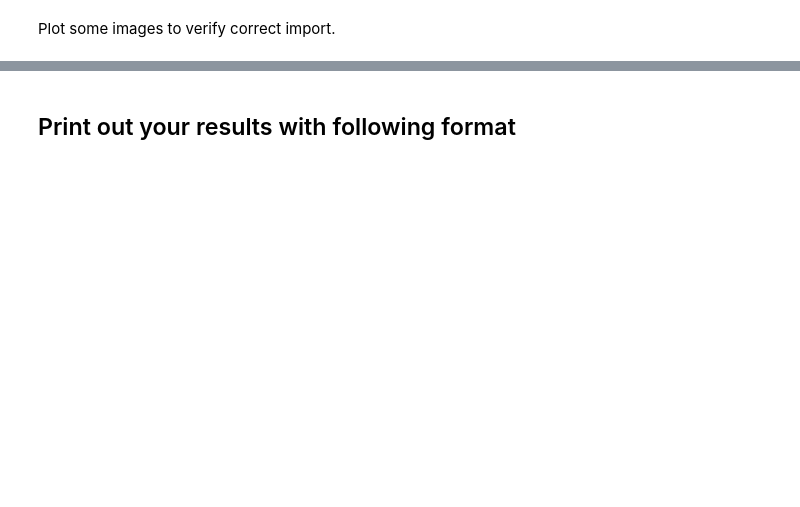
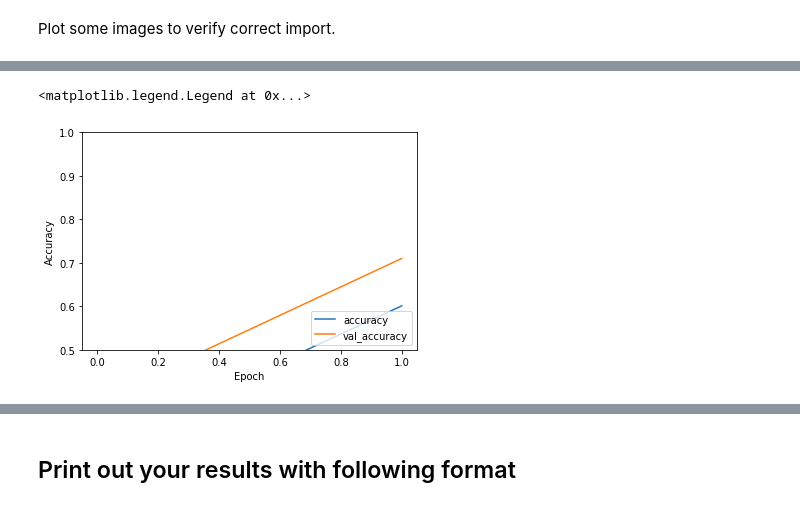
Before and after one commit to KonradChlupka/AMLSassignment19_20, a Jupyter notebook: AMLS_19-20_SN16076397/main_jupyter.ipynb, the cells around one changed output, grey strips where cells are left out. Cells and saved outputs as stored; diff of their text form; code cells hidden in the pictures; blank space fills up the shorter version.

```diff
--- a/AMLS_19-20_SN16076397/main_jupyter.ipynb
+++ b/AMLS_19-20_SN16076397/main_jupyter.ipynb
@@ -200,0 +189,12 @@ plt.show()
+# %%
+model = tf.keras.models.Sequential()
+model.add(tf.keras.layers.Conv2D(32, (3, 3), activation='relu', input_shape=(500, 500, 3)))
+model.add(tf.keras.layers.MaxPooling2D((2, 2)))
+model.add(tf.keras.layers.Conv2D(64, (3, 3), activation='relu'))
+model.add(tf.keras.layers.MaxPooling2D((2, 2)))
+model.add(tf.keras.layers.Conv2D(64, (3, 3), activation='relu'))
+model.add(tf.keras.layers.Flatten())
+model.add(tf.keras.layers.Dense(64, activation='relu'))
+model.add(tf.keras.layers.Dense(5, activation='softmax'))
+
+model.summary()
@@ -200,0 +219,11 @@ plt.show()
+# %%
+model.compile(
+    optimizer="adam", loss="sparse_categorical_crossentropy", metrics=["accuracy"]
+)
+
+history = model.fit(
+    b2_X_train,
+    np.array(b2_y_train_raw)[:, 0].astype(int),
+    epochs=10,
+    validation_data=(b2_X_test, np.array(b2_y_test_raw)[:, 0].astype(int)),
+)
@@ -200,0 +240,12 @@ plt.show()
+# %%
+plt.plot(history.history["accuracy"], label="accuracy")
+plt.plot(history.history["val_accuracy"], label="val_accuracy")
+plt.xlabel("Epoch")
+plt.ylabel("Accuracy")
+plt.ylim([0.5, 1])
+plt.legend(loc="lower right")
+
+# test_loss, test_acc = model.evaluate(test_images, test_labels, verbose=2)
+# %% [output]
+<matplotlib.legend.Legend at 0x...>
+[figure, added]
```
Also changed, not shown: parts of 26 cells of this notebook.
